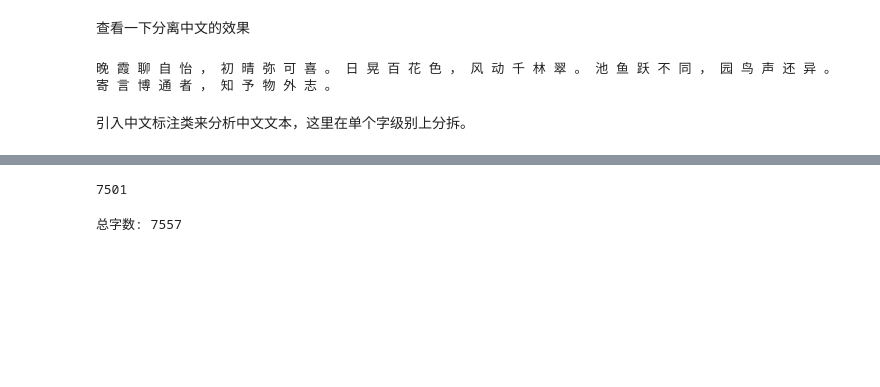
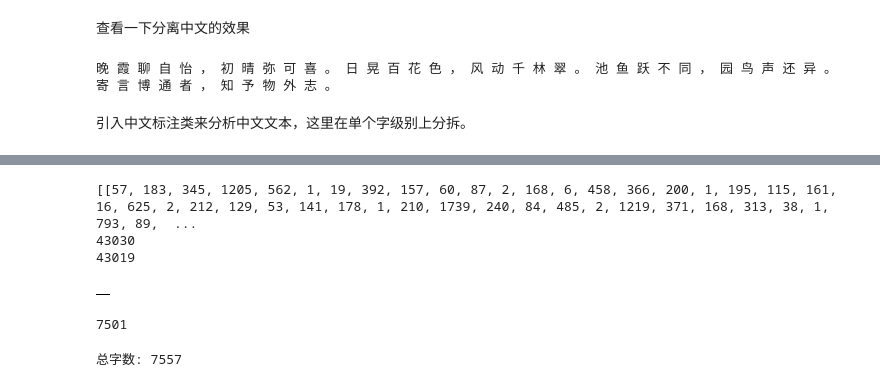
Before and after one commit to xieliaing/keras-practice, a Jupyter notebook: NLP/语言模型构建与文本生成.ipynb, the cells around one changed output, grey strips where cells are left out. Saved outputs shown, nothing was run; the diff lists cells and outputs as text; code cells hidden in the pictures; blank space fills up the shorter version.

```diff
--- a/NLP/语言模型构建与文本生成.ipynb
+++ b/NLP/语言模型构建与文本生成.ipynb
@@ -384,3 +376,17 @@ Wall time: 2.28 s
+# %%
+new_text_sequences = [w for w in text_sequences if len(w)>0]
+print(new_text_sequences[:3])
+print(len(text_sequences))
+print(len(new_text_sequences))
+# %% [output]
+[[57, 183, 345, 1205, 562, 1, 19, 392, 157, 60, 87, 2, 168, 6, 458, 366, 200, 1, 195, 115, 161, 16, 625, 2, 212, 129, 53, 141, 178, 1, 210, 1739, 240, 84, 485, 2, 1219, 371, 168, 313, 38, 1, 793, 89,  ...
+43030
+43019
+# %%
+word_counts_df = pd.DataFrame.from_dict(tokenizer.word_counts, orient='index')
+word_counts_df.head()
+# %% [output]
+|  |
 # %%
 print(np.max(np.max(text_sequences)))
 # %% [output]
```
Also changed, not shown: parts of 9 cells of this notebook, 37 other files.
